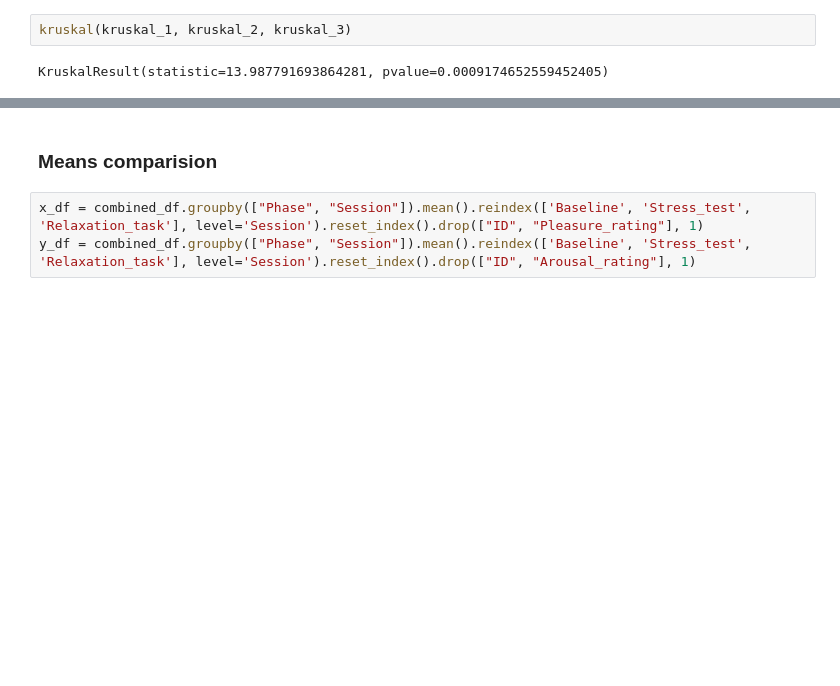
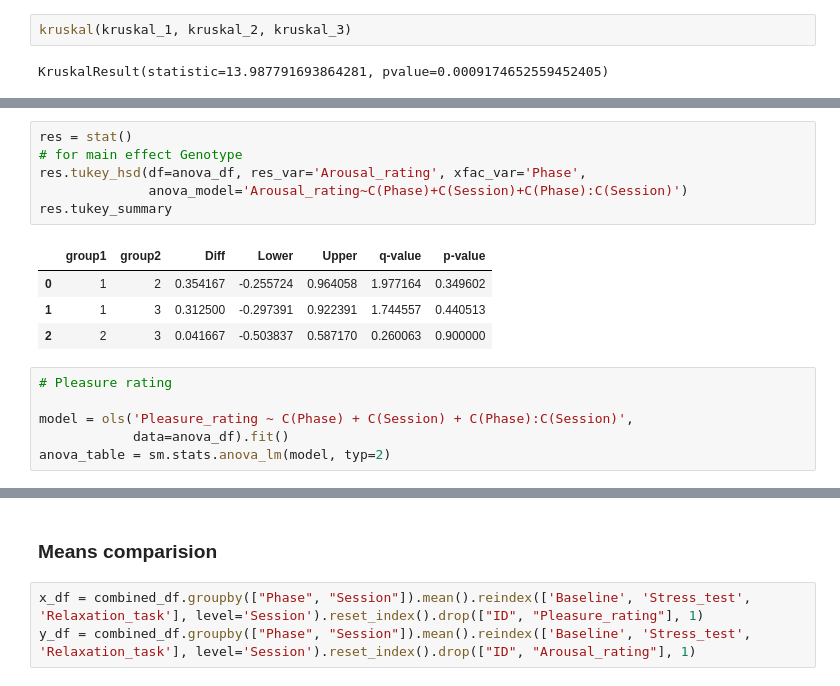
Before and after one commit to VaM999/Haptics_Stress_Eval, a Jupyter notebook: User_study_data_analysis/User_study_data_processing.ipynb, the cells around one changed output, grey strips where cells are left out. Saved outputs shown, nothing was run; the diff lists cells and outputs as text; blank space fills up the shorter version.

```diff
--- a/User_study_data_analysis/User_study_data_processing.ipynb
+++ b/User_study_data_analysis/User_study_data_processing.ipynb
@@ -659,0 +679,17 @@ plt.show()
+# %%
+res = stat()
+# for main effect Genotype
+res.tukey_hsd(df=anova_df, res_var='Arousal_rating', xfac_var='Phase',
+              anova_model='Arousal_rating~C(Phase)+C(Session)+C(Phase):C(Session)')
+res.tukey_summary
+# %% [output]
+|  | group1 | group2 | Diff | Lower | Upper | q-value | p-value |
+| 0 | 1 | 2 | 0.354167 | -0.255724 | 0.964058 | 1.977164 | 0.349602 |
+| 1 | 1 | 3 | 0.312500 | -0.297391 | 0.922391 | 1.744557 | 0.440513 |
+| 2 | 2 | 3 | 0.041667 | -0.503837 | 0.587170 | 0.260063 | 0.900000 |
+# %%
+# Pleasure rating
+
+model = ols('Pleasure_rating ~ C(Phase) + C(Session) + C(Phase):C(Session)',
+            data=anova_df).fit()
+anova_table = sm.stats.anova_lm(model, typ=2)
```
Also changed, not shown: parts of 14 cells of this notebook, 7 other files.
